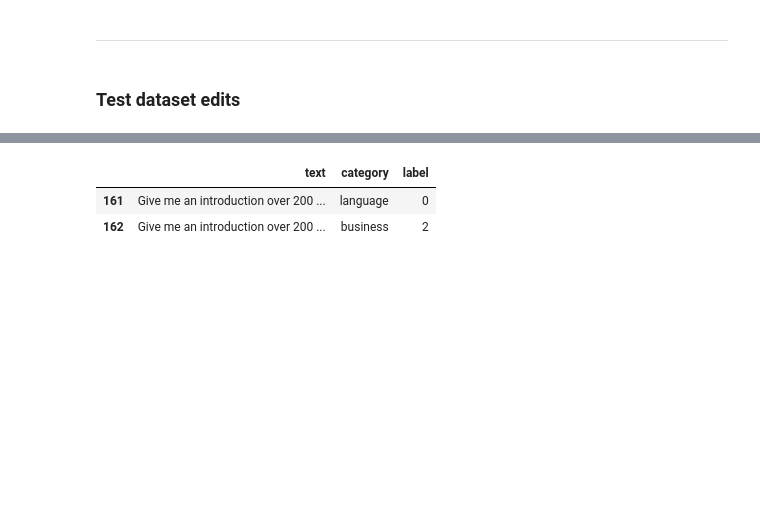
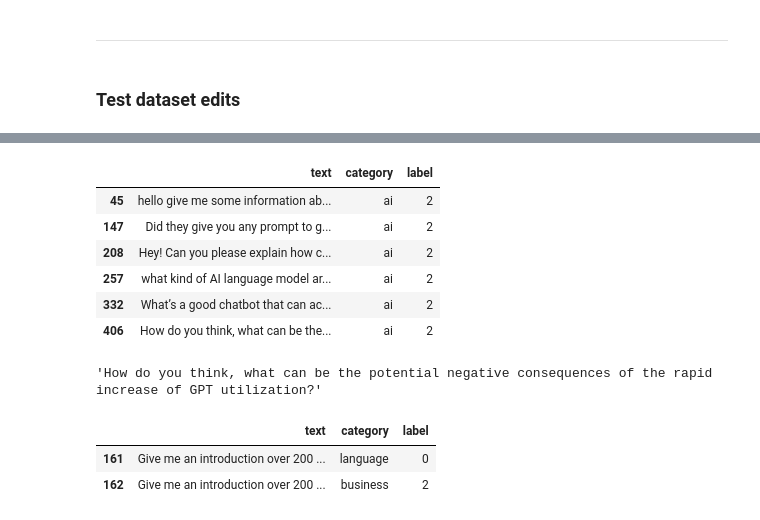
Before and after one commit to reddgr/zero-shot-text-classification, a Jupyter notebook: 02-zero-shot-prompt-classifier-tests.ipynb, the cells around one changed output, grey strips where cells are left out. Cells and saved outputs as stored; diff of their text form; code cells hidden in the pictures; blank space fills up the shorter version.

Commit message:
dataset adjustments

```diff
--- a/02-zero-shot-prompt-classifier-tests.ipynb
+++ b/02-zero-shot-prompt-classifier-tests.ipynb
@@ -422,3 +422,17 @@ Entailments examples:
+# %%
+test_dataset_df[(test_dataset_df['category']=='ai') & (test_dataset_df['label']==2)]
+# %% [output]
+|  | text | category | label |
+| 45 | hello give me some information ab... | ai | 2 |
+| 147 | Did they give you any prompt to g... | ai | 2 |
+| 208 | Hey! Can you please explain how c... | ai | 2 |
+| 257 | what kind of AI language model ar... | ai | 2 |
+| 332 | What’s a good chatbot that can ac... | ai | 2 |
+| 406 | How do you think, what can be the... | ai | 2 |
+# %%
+test_dataset_df.iloc[406].text
+# %% [output]
+'How do you think, what can be the potential negative consequences of the rapid increase of GPT utilization?'
 # %%
 text = "Give me an introduction over 200 words for"
 test_dataset_df[test_dataset_df['text'].str.contains(text)]
```
Also changed, not shown: parts of 1 cell of this notebook, 1 other file.
